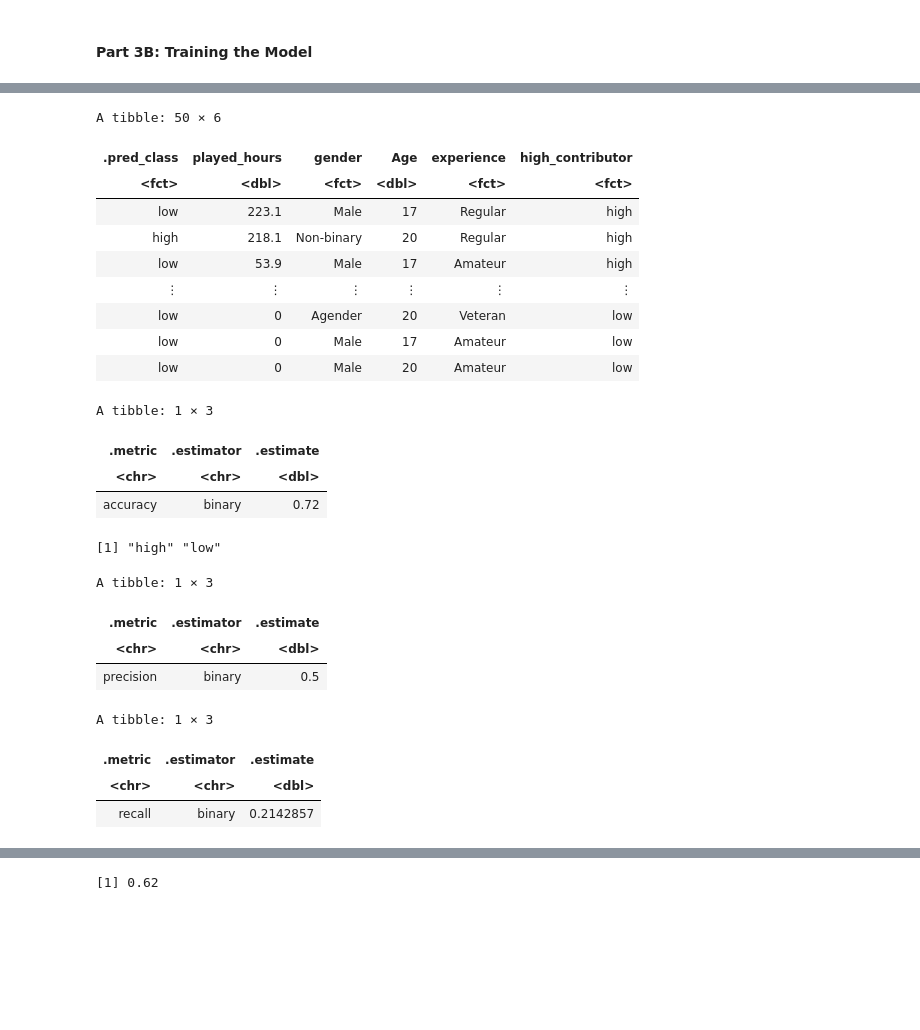
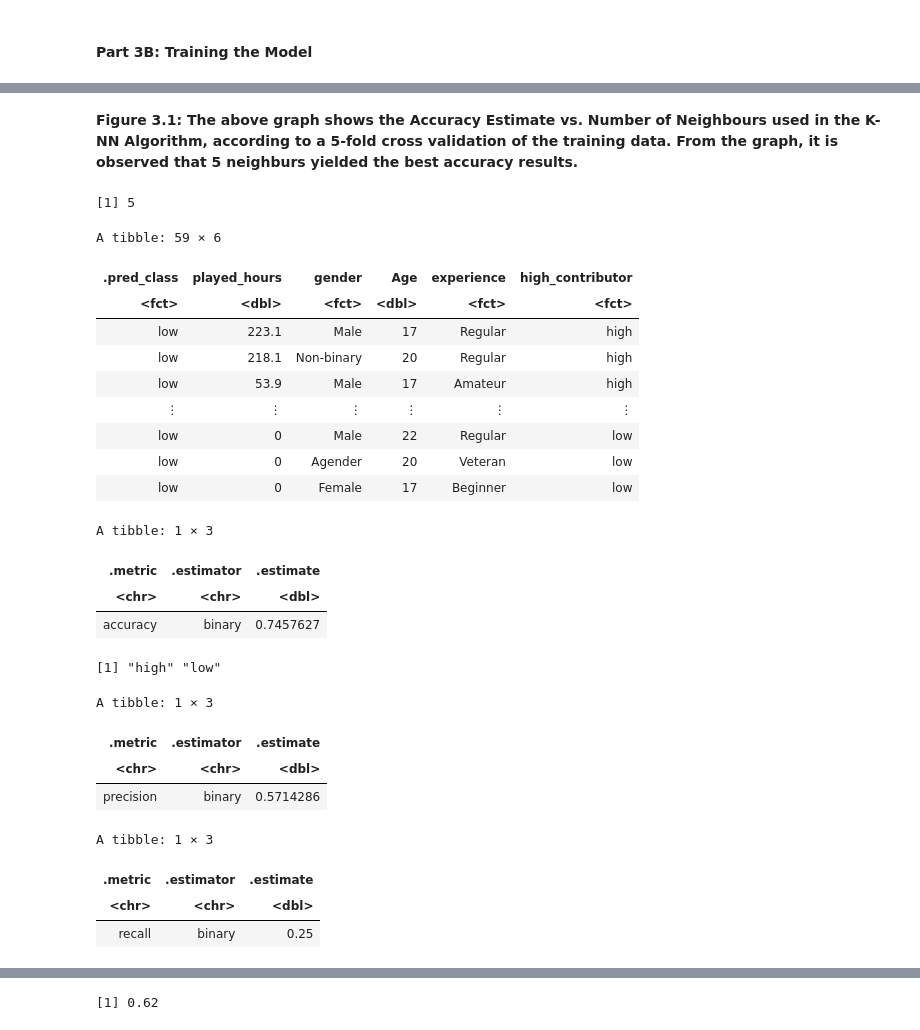
Before and after one commit to aesmccn/dsci100_project2, a Jupyter notebook: project_main.ipynb, the cells around one changed output, grey strips where cells are left out. Saved outputs shown, nothing was run; the diff lists cells and outputs as text; code cells hidden in the pictures; blank space fills up the shorter version.

```diff
--- a/project_main.ipynb
+++ b/project_main.ipynb
@@ -205,12 +192,13 @@ A tibble: 196 × 5
 # %%
 set.seed(123)
 
-data_split <- initial_split(players, prop = 0.75, strata = high_contributor)
+data_split <- initial_split(players, prop = 0.7, strata = high_contributor)
 train_data <- training(data_split)
-test_data <- testing(data_split)
+test_data <- testing(data_split) |>
+    drop_na()
 
 players_recipe <- recipe(high_contributor ~ Age + gender + experience, data = train_data) |>
-  step_other(gender, threshold = 0.005, other = "Other") |>  # group rare levels into "Other"
+  # group rare levels into "Other"
   step_novel(all_nominal_predictors()) |>
   step_dummy(all_nominal_predictors()) |>
   step_zv(all_predictors()) |>
@@ -278,19 +277,39 @@ Best k: 8
+# %% [markdown]
+**Figure 3.1: The above graph shows the Accuracy Estimate vs. Number of Neighbours used in the K-NN Algorithm, according to a 5-fold cross validation of the training data. From the graph, it is observed that 5 neighburs yielded the best accuracy results.**
+# %%
+best_k <- accuracies |>
+        arrange(desc(mean)) |>
+        head(1) |>
+        pull(neighbors)
+best_k
+# %% [output]
+[1] 5
 # %%
-players_predictions <- predict(knn_fit, test_data) |>
-  bind_cols(test_data)
+knn_spec <- nearest_neighbor(weight_func = "rectangular",
+                             neighbors = 5) |>
+  set_engine("kknn") |>
+  set_mode("classification")
+
+knn_results <- workflow() |>
+  add_recipe(players_recipe) |>
+  add_model(knn_spec) |>
+    fit(data=train_data)
+
+players_predictions <- predict(knn_results, test_data) |>
+   bind_cols(test_data)
 
 players_predictions
 # %% [output]
-A tibble: 50 × 6
+A tibble: 59 × 6
 | .pred_class | played_hours | gender | Age | experience | high_contributor |
 | <fct> | <dbl> | <fct> | <dbl> | <fct> | <fct> |
 | low | 223.1 | Male | 17 | Regular | high |
-| high | 218.1 | Non-binary | 20 | Regular | high |
+| low | 218.1 | Non-binary | 20 | Regular | high |
 | low | 53.9 | Male | 17 | Amateur | high |
 | ⋮ | ⋮ | ⋮ | ⋮ | ⋮ | ⋮ |
+| low | 0 | Male | 22 | Regular | low |
 | low | 0 | Agender | 20 | Veteran | low |
-| low | 0 | Male | 17 | Amateur | low |
-| low | 0 | Male | 20 | Amateur | low |
+| low | 0 | Female | 17 | Beginner | low |
 # %%
 ## Accuracy Value
 players_predictions |>
@@ -300,7 +319,7 @@ players_predictions |>
 A tibble: 1 × 3
 | .metric | .estimator | .estimate |
 | <chr> | <chr> | <dbl> |
-| accuracy | binary | 0.72 |
+| accuracy | binary | 0.7457627 |
 # %%
 ## Precision Value
 players_predictions |> pull(high_contributor) |> levels()
@@ -312,7 +331,7 @@ players_predictions |>
 A tibble: 1 × 3
 | .metric | .estimator | .estimate |
 | <chr> | <chr> | <dbl> |
-| precision | binary | 0.5 |
+| precision | binary | 0.5714286 |
 # %%
 ## Recall Value
 
@@ -322,4 +341,4 @@ players_predictions  |>
 A tibble: 1 × 3
 | .metric | .estimator | .estimate |
 | <chr> | <chr> | <dbl> |
-| recall | binary | 0.2142857 |
+| recall | binary | 0.25 |
```
Also changed, not shown: parts of 34 cells of this notebook.
